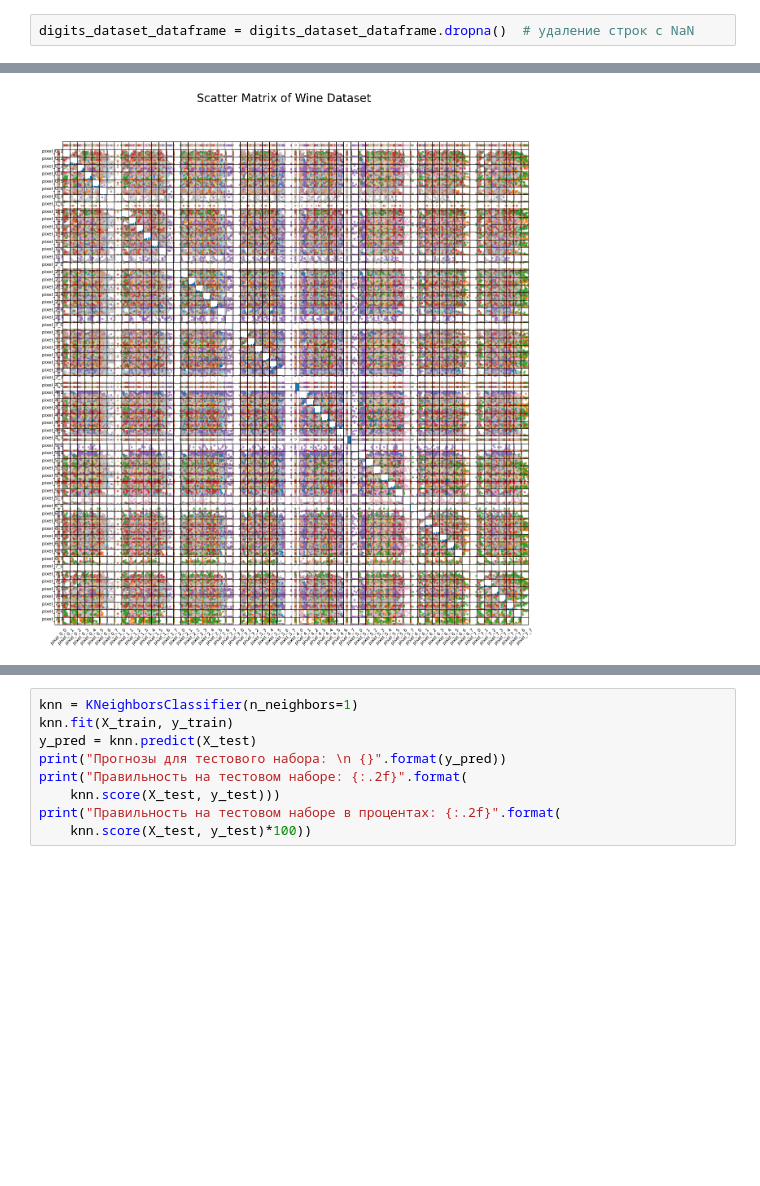
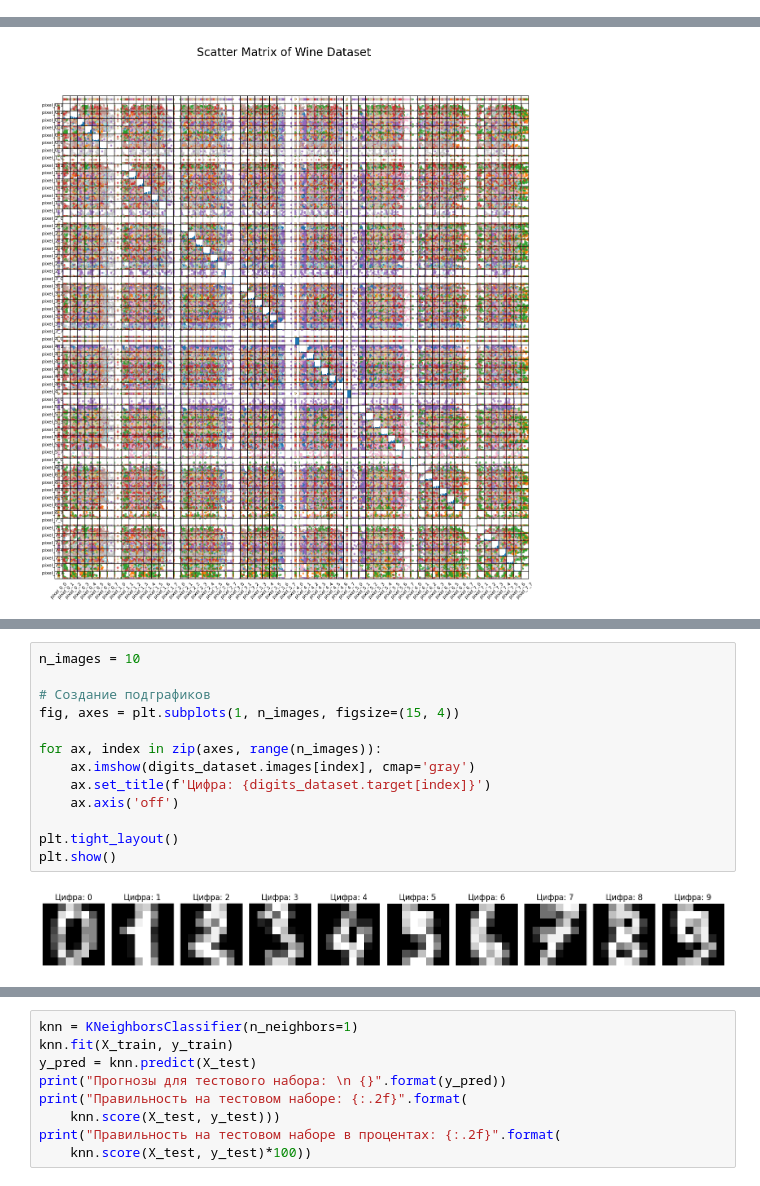
Before and after one commit to azima2304/big_data_laba4, a Jupyter notebook: digits_dataset.ipynb, the cells around one changed output, grey strips where cells are left out. Cells and saved outputs as stored; diff of their text form; blank space fills up the shorter version.

```diff
--- a/digits_dataset.ipynb
+++ b/digits_dataset.ipynb
@@ -71,5 +72,3 @@ digits_dataset_dataframe.head(2)
 | 0 | 0.0 | 3.0 | 13.0 | 16.0 | 9.0 | 0.0 | 0.0 | 0.0 | 0.0 | ... |
 | 1 | 0.0 | 0.0 | 1.0 | 14.0 | 13.0 | 4.0 | 0.0 | 0.0 | 0.0 | ... |
 2 rows × 64 columns
-# %%
-digits_dataset_dataframe = digits_dataset_dataframe.dropna()  # удаление строк с NaN
@@ -97,0 +119,15 @@ posx and posy should be finite values
+# %%
+n_images = 10
+
+# Создание подграфиков
+fig, axes = plt.subplots(1, n_images, figsize=(15, 4))
+
+for ax, index in zip(axes, range(n_images)):
+    ax.imshow(digits_dataset.images[index], cmap='gray')
+    ax.set_title(f'Цифра: {digits_dataset.target[index]}')
+    ax.axis('off')
+
+plt.tight_layout()
+plt.show()
+# %% [output]
+[figure, added]
```
Also changed, not shown: parts of 4 cells of this notebook, 3 other files.
